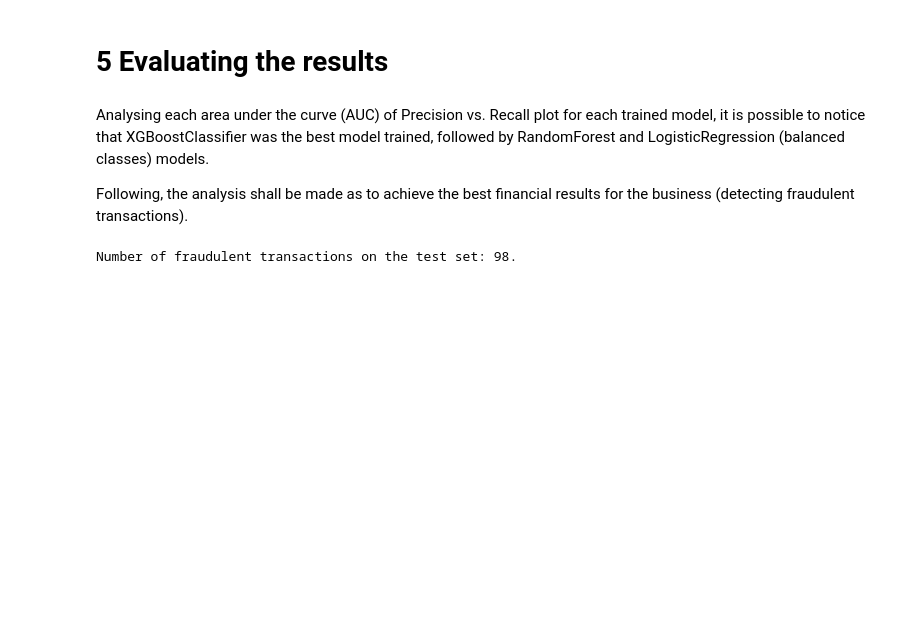
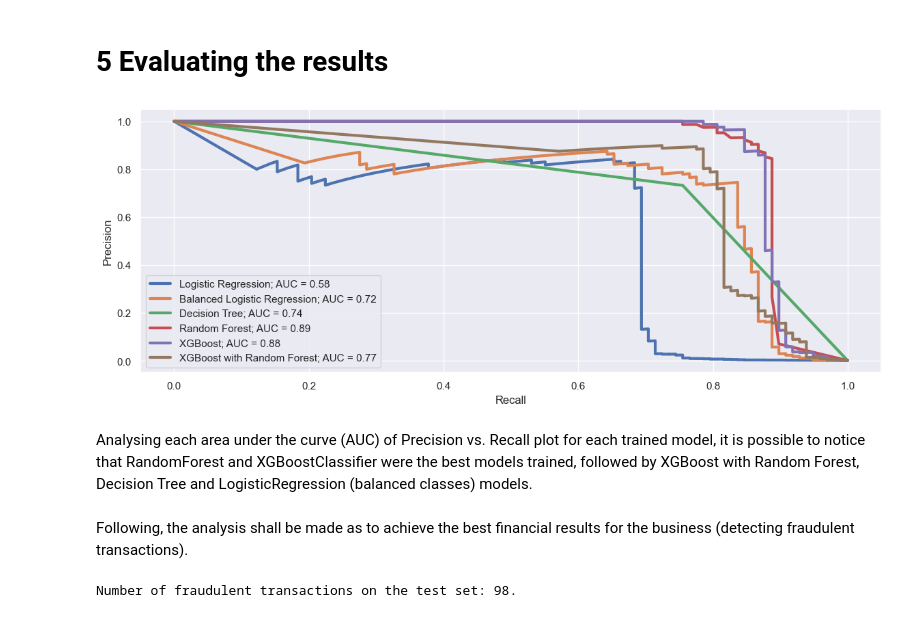
Before and after one commit to rpacco/fraud_detection, a Jupyter notebook: notebook.ipynb, the cells around one changed output. Drawn from its saved outputs; the diff is of its cells as text; code cells hidden in the pictures; blank space fills up the shorter version.

Commit message:
prec_x_recall updates

```diff
--- a/notebook.ipynb
+++ b/notebook.ipynb
@@ -329,10 +284,36 @@ fnc.plot_feature_importances(xgbrfclass)
 [figure]
 # %% [markdown]
 # 5 Evaluating the results
+# %%
+# Calculate precision and recall values for different threshold levels (considering minority class)
+lreg_precision, lreg_recall, _ = precision_recall_curve(y_test, logreg.predict_proba(X_test)[:, -1])
+lregbal_precision, lregbal_recall, _ = precision_recall_curve(y_test, logreg_bal.predict_proba(X_test)[:, -1])
+dtree_precision, dtree_recall, _ = precision_recall_curve(y_test, dtree.predict_proba(X_test)[:, -1])
+rf_precision, rf_recall, _ = precision_recall_curve(y_test, randfor.predict_proba(X_test)[:, -1])
+xgb_precision, xgb_recall, _ = precision_recall_curve(y_test, xgbclass.predict_proba(X_test)[:, -1])
+xgbrf_precision, xgbrf_recall, _ = precision_recall_curve(y_test, xgbrfclass.predict_proba(X_test)[:, -1])
+# %%
+# Plot the precision-recall curves
+plt.figure(figsize=(14, 5))
+plt.plot(lreg_recall, lreg_precision, label=f'Logistic Regression; AUC = {auc(lreg_recall, lreg_precision):.2f}', linewidth=3)
+plt.plot(lregbal_recall, lregbal_precision, label=f'Balanced Logistic Regression; AUC = {auc(lregbal_recall, lregbal_precision):.2f}', linewidth=3)
+plt.plot(dtree_recall, dtree_precision, label=f'Decision Tree; AUC = {auc(dtree_recall, dtree_precision):.2f}', linewidth=3)
+plt.plot(rf_recall, rf_precision, label=f'Random Forest; AUC = {auc(rf_recall, rf_precision):.2f}', linewidth=3)
+plt.plot(xgb_recall, xgb_precision, label=f'XGBoost; AUC = {auc(xgb_recall, xgb_precision):.2f}', linewidth=3)
+plt.plot(xgbrf_recall, xgbrf_precision, label=f'XGBoost with Random Forest; AUC = {auc(xgbrf_recall, xgbrf_precision):.2f}', linewidth=3)
+
+# Add axis labels and legend
+plt.xlabel('Recall')
+plt.ylabel('Precision')
+plt.legend(loc='lower left')
+
+plt.show()
+# %% [output]
+[figure, added]
 # %% [markdown]
-Analysing each area under the curve (AUC) of Precision vs. Recall plot for each trained model, it is possible to notice that XGBoostClassifier was the best model trained, followed by RandomForest and LogisticRegression (balanced classes) models.
-
-Following, the analysis shall be made as to achieve the best financial results for the business (detecting fraudulent transactions).
+Analysing each area under the curve (AUC) of Precision vs. Recall plot for each trained model, it is possible to notice that RandomForest and XGBoostClassifier were the best models trained, followed by XGBoost with Random Forest, Decision Tree and LogisticRegression (balanced classes) models.
+# %% [markdown]
+Following, the analysis shall be made as to achieve the best financial results for the business (detecting fraudulent transactions).
 # %%
 # Calculating the number fraudulent transactions of the test set
 print(f"Number of fraudulent transactions on the test set: { (y_test == 1).sum() }.")
```
Also changed, not shown: parts of 16 cells of this notebook.
